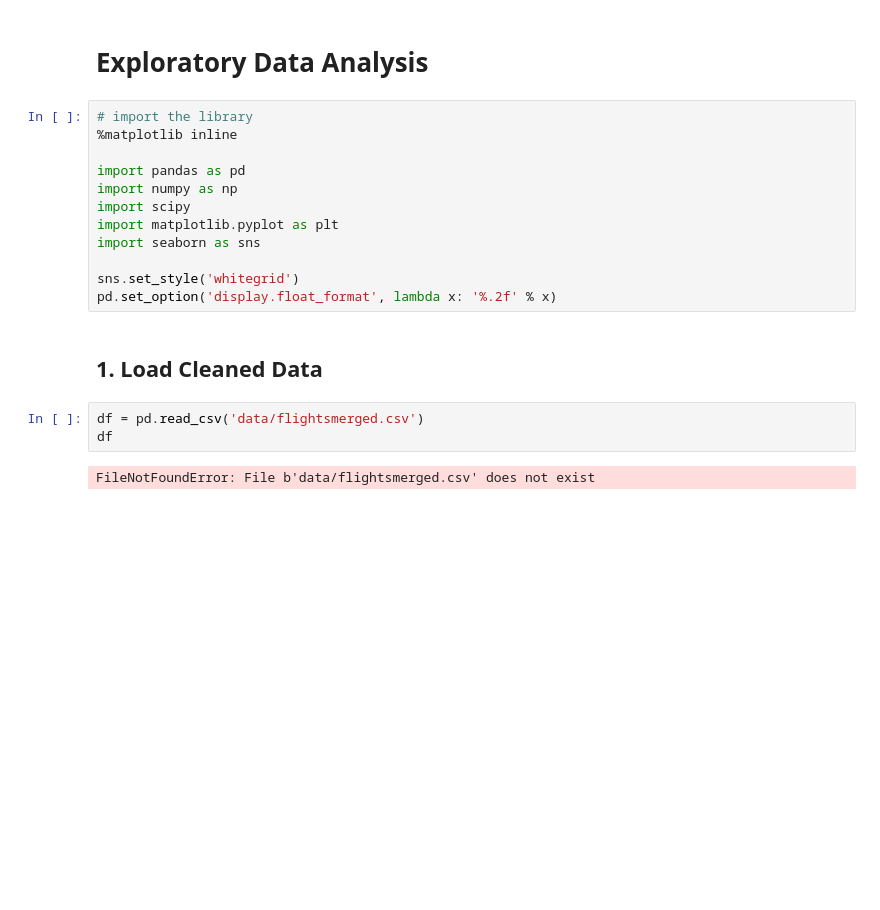
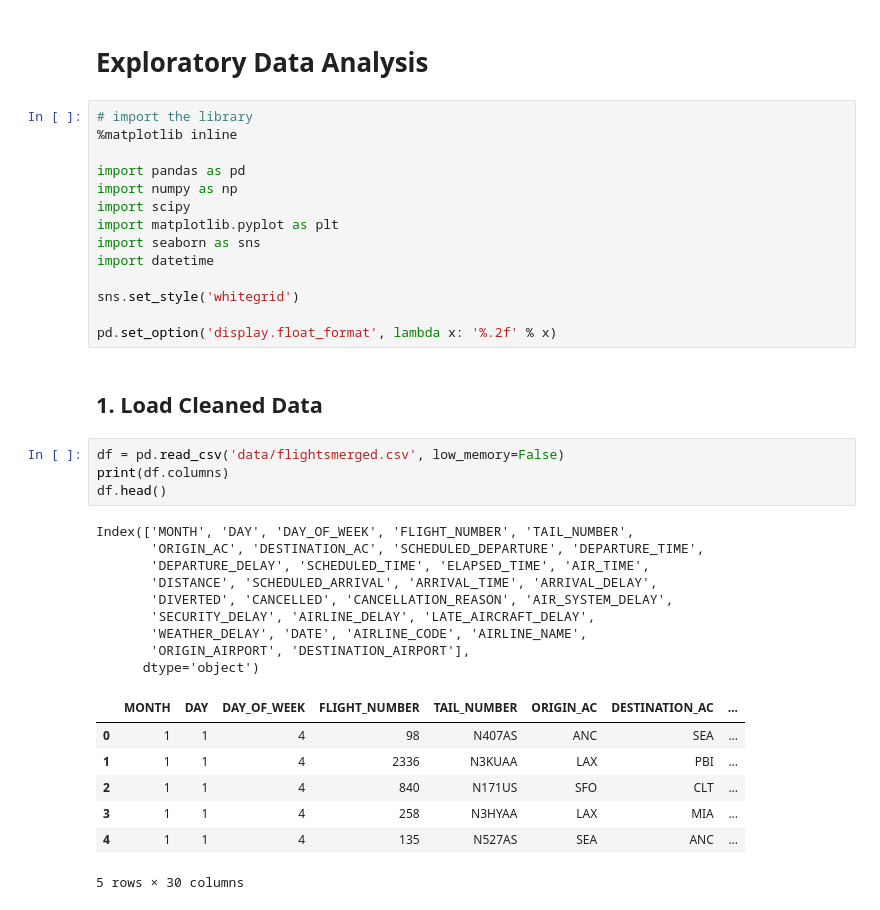
Before and after one commit to ArwaSheraky/Airlines-Delay-Analysis, a Jupyter notebook: Exploratory-Data-Analysis.ipynb, the cells around one changed output. Cells and saved outputs as stored; diff of their text form; blank space fills up the shorter version.

```diff
--- a/Exploratory-Data-Analysis.ipynb
+++ b/Exploratory-Data-Analysis.ipynb
@@ -9,13 +9,31 @@ import numpy as np
 import scipy
 import matplotlib.pyplot as plt
 import seaborn as sns
+import datetime
 
 sns.set_style('whitegrid')
+
 pd.set_option('display.float_format', lambda x: '%.2f' % x)
 # %% [markdown]
 ## 1. Load Cleaned Data
 # %%
-df = pd.read_csv('data/flightsmerged.csv')
-df
+df = pd.read_csv('data/flightsmerged.csv', low_memory=False)
+print(df.columns)
+df.head()
 # %% [output]
-FileNotFoundError: File b'data/flightsmerged.csv' does not exist
+Index(['MONTH', 'DAY', 'DAY_OF_WEEK', 'FLIGHT_NUMBER', 'TAIL_NUMBER',
+       'ORIGIN_AC', 'DESTINATION_AC', 'SCHEDULED_DEPARTURE', 'DEPARTURE_TIME',
+       'DEPARTURE_DELAY', 'SCHEDULED_TIME', 'ELAPSED_TIME', 'AIR_TIME',
+       'DISTANCE', 'SCHEDULED_ARRIVAL', 'ARRIVAL_TIME', 'ARRIVAL_DELAY',
+       'DIVERTED', 'CANCELLED', 'CANCELLATION_REASON', 'AIR_SYSTEM_DELAY',
+       'SECURITY_DELAY', 'AIRLINE_DELAY', 'LATE_AIRCRAFT_DELAY',
+       'WEATHER_DELAY', 'DATE', 'AIRLINE_CODE', 'AIRLINE_NAME',
+       'ORIGIN_AIRPORT', 'DESTINATION_AIRPORT'],
+      dtype='object')
+|  | MONTH | DAY | DAY_OF_WEEK | FLIGHT_NUMBER | TAIL_NUMBER | ORIGIN_AC | DESTINATION_AC | ... |
+| 0 | 1 | 1 | 4 | 98 | N407AS | ANC | SEA | ... |
+| 1 | 1 | 1 | 4 | 2336 | N3KUAA | LAX | PBI | ... |
+| 2 | 1 | 1 | 4 | 840 | N171US | SFO | CLT | ... |
+| 3 | 1 | 1 | 4 | 258 | N3HYAA | LAX | MIA | ... |
+| 4 | 1 | 1 | 4 | 135 | N527AS | SEA | ANC | ... |
+5 rows × 30 columns
```
Also changed, not shown: parts of 10 cells of this notebook.
